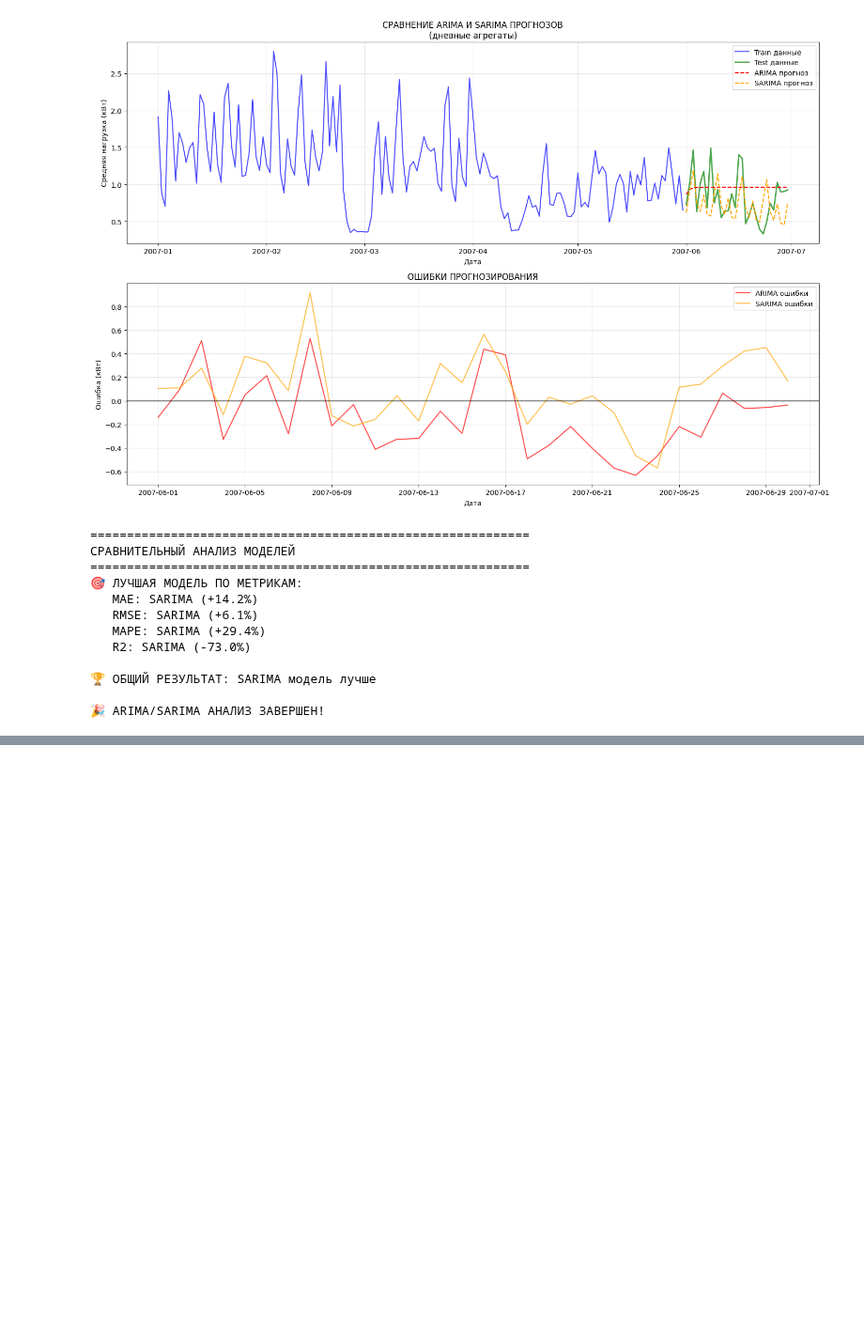
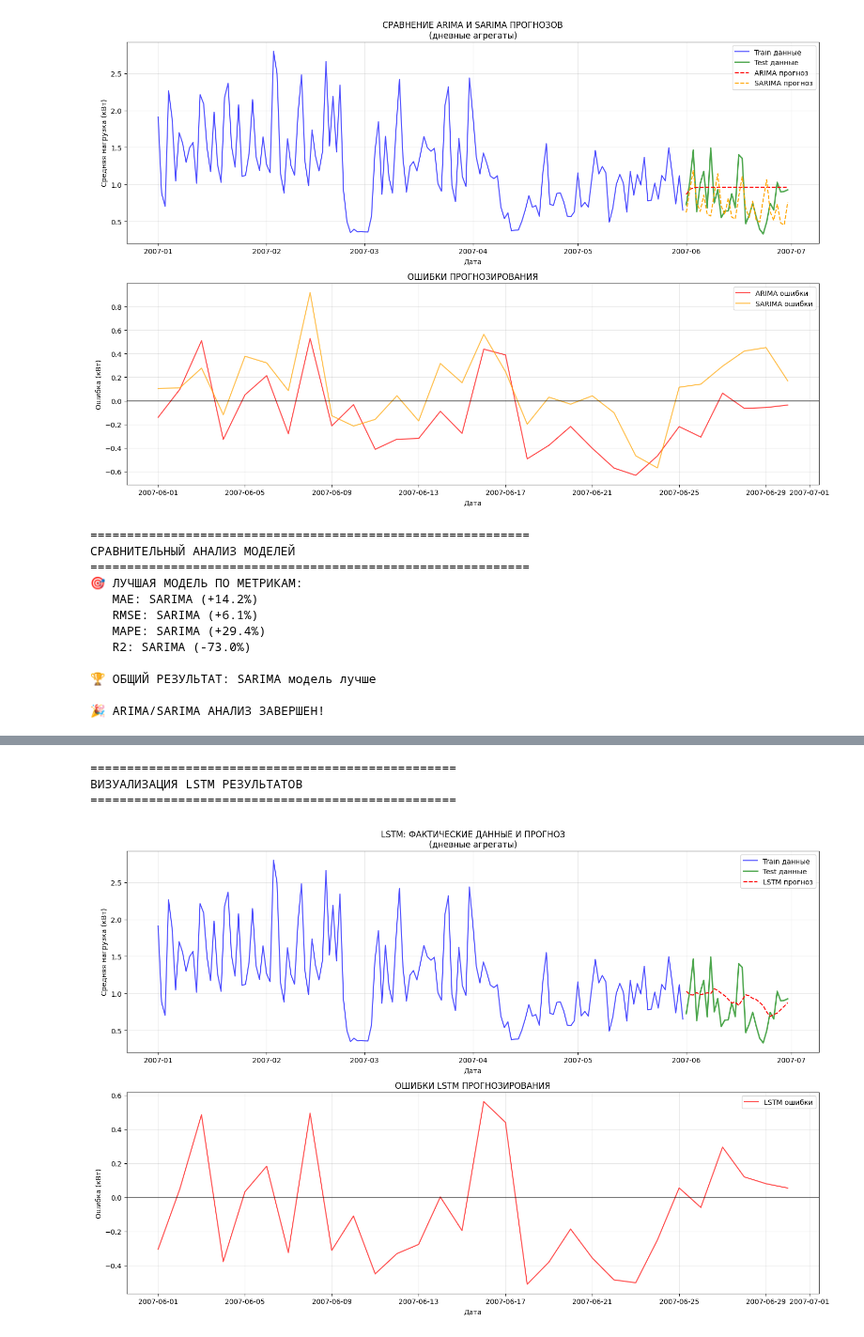
Before and after one commit to pogodaa/ML_cursovaya, a Jupyter notebook: model_not_valid.ipynb, the cells around one changed output, grey strips where cells are left out. Shown at 94% size. Saved outputs shown, nothing was run; the diff lists cells and outputs as text; code cells hidden in the pictures; blank space fills up the shorter version.

```diff
--- a/model_not_valid.ipynb
+++ b/model_not_valid.ipynb
@@ -1813,0 +1011,42 @@ print("\n🎉 ARIMA/SARIMA АНАЛИЗ ЗАВЕРШЕН!")
+# %%
+# ===== ВИЗУАЛИЗАЦИЯ LSTM =====
+print("\n" + "="*50)
+print("ВИЗУАЛИЗАЦИЯ LSTM РЕЗУЛЬТАТОВ")
+print("="*50)
+
+# Создаем даты для LSTM прогноза (совпадают с тестовым периодом)
+lstm_dates = test_daily.index[:len(lstm_pred)]
+
+plt.figure(figsize=(15, 10))
+
+# График 1: Общий вид прогнозов LSTM
+plt.subplot(2, 1, 1)
+plt.plot(train_daily.index, train_daily.values, label='Train данные', color='blue', alpha=0.7)
+plt.plot(test_daily.index, test_daily.values, label='Test данные', color='green', alpha=0.7, linewidth=2)
+plt.plot(lstm_dates, lstm_pred, label='LSTM прогноз', color='red', linestyle='--')
+
+plt.title('LSTM: ФАКТИЧЕСКИЕ ДАННЫЕ И ПРОГНОЗ\n(дневные агрегаты)')
+plt.xlabel('Дата')
+plt.ylabel('Средняя нагрузка (кВт)')
+plt.legend()
+plt.grid(True, alpha=0.3)
+
+# График 2: Ошибки прогноза LSTM
+plt.subplot(2, 1, 2)
+lstm_errors = lstm_actual - lstm_pred
+plt.plot(lstm_dates, lstm_errors, label='LSTM ошибки', color='red', alpha=0.7)
+plt.axhline(y=0, color='black', linestyle='-', alpha=0.5)
+
+plt.title('ОШИБКИ LSTM ПРОГНОЗИРОВАНИЯ')
+plt.xlabel('Дата')
+plt.ylabel('Ошибка (кВт)')
+plt.legend()
+plt.grid(True, alpha=0.3)
+
+plt.tight_layout()
+plt.show()
+# %% [output]
+==================================================
+ВИЗУАЛИЗАЦИЯ LSTM РЕЗУЛЬТАТОВ
+==================================================
+[figure, added]
```
Also changed, not shown: parts of 27 cells of this notebook, 6 other files.
